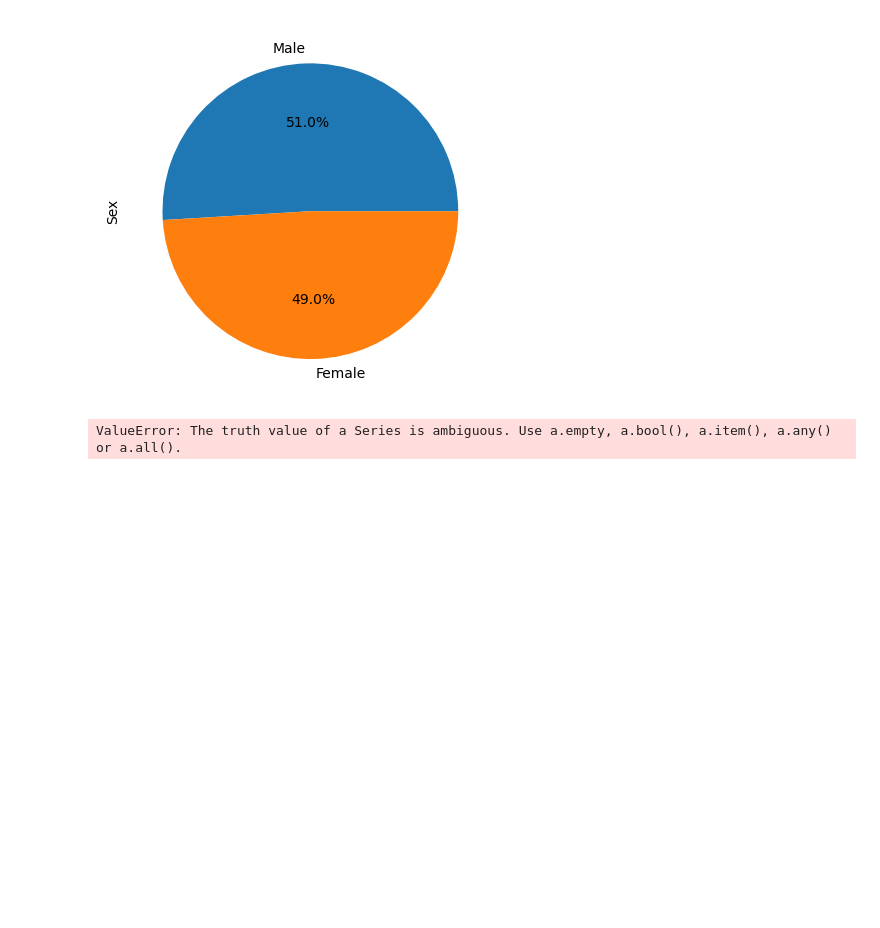
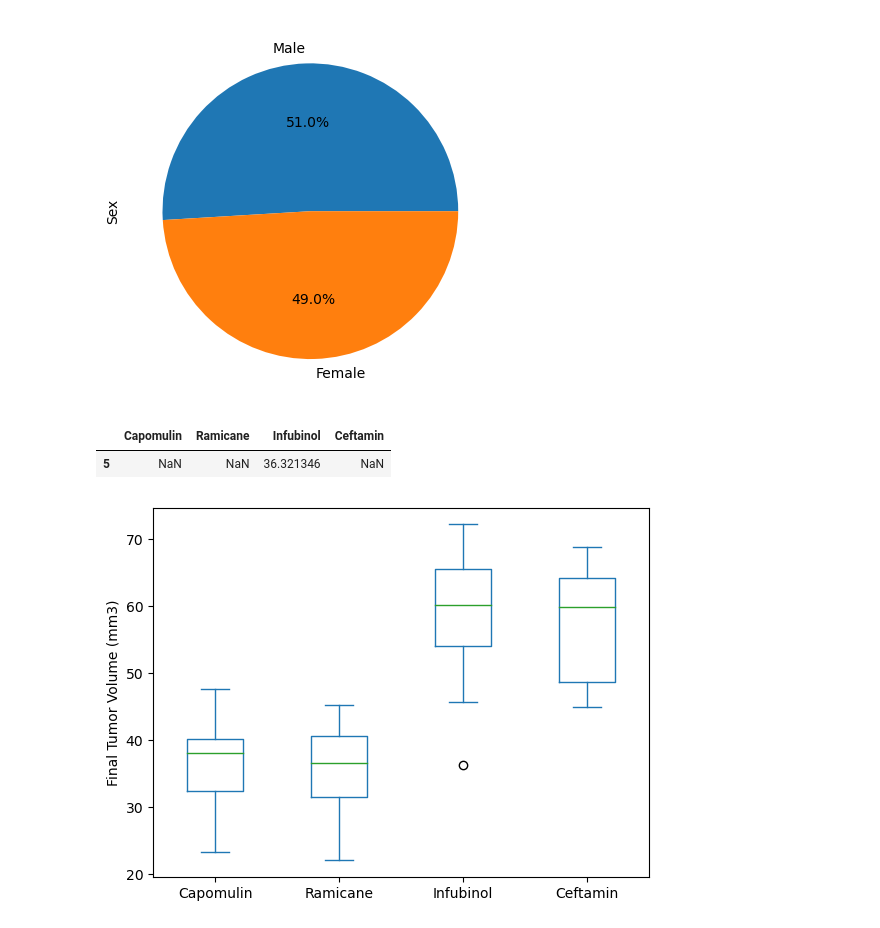
Before and after one commit to evpenguin/matplotlib-challenge, a Jupyter notebook: pymaceuticals_challenge.ipynb, the cells around one changed output. Drawn from its saved outputs; the diff is of its cells as text; code cells hidden in the pictures; blank space fills up the shorter version.

```diff
--- a/pymaceuticals_challenge.ipynb
+++ b/pymaceuticals_challenge.ipynb
@@ -143,12 +143,28 @@ mouse_group = mouse_study_cleaned.groupby('Mouse ID')
 final_timepoints_df = pd.merge(mouse_group.max()['Timepoint'], mouse_study_cleaned, on=['Mouse ID','Timepoint'], how='left')
 # %%
 poi_treatments = ['Capomulin', 'Ramicane', 'Infubinol', 'Ceftamin']
-final_tumor_volume = []
+final_tumor_volume = pd.DataFrame()
 
 for drug in poi_treatments:
-    tumor_volumes =[final_timepoints_df['Tumor Volume (mm3)'] for row in final_timepoints_df if final_timepoints_df['Drug Regimen']==drug]
-    final_tumor_volume.append(tumor_volumes)
+    tumor_volumes = final_timepoints_df.loc[final_timepoints_df['Drug Regimen'] == drug, 'Tumor Volume (mm3)']
+    #print(tumor_volumes.values)
+    final_tumor_volume[drug] = tumor_volumes.values
 
-final_tumor_volume
+poi_outliers = pd.DataFrame()
+for drug in poi_treatments:
+    quartiles = final_tumor_volume.quantile([0.25, 0.5, 0.75])
+    Q1 = quartiles.at[0.25, drug]
+    Q3 = quartiles.at[0.75, drug]
+    iqr = Q3 - Q1
+    upper_bound = Q3 + 1.5*iqr
+    lower_bound = Q1 - 1.5*iqr
+    poi_outliers[drug] = final_tumor_volume.loc[(final_tumor_volume[drug] >= upper_bound) | (final_tumor_volume[drug] <= lower_bound), drug]
+
+poi_outliers
 # %% [output]
-ValueError: The truth value of a Series is ambiguous. Use a.empty, a.bool(), a.item(), a.any() or a.all().
+|  | Capomulin | Ramicane | Infubinol | Ceftamin |
+| 5 | NaN | NaN | 36.321346 | NaN |
+# %%
+boxfigure = final_tumor_volume.plot(kind='box', ylabel='Final Tumor Volume (mm3)')
+# %% [output]
+[figure, added]
```
Also changed, not shown: parts of 3 cells of this notebook.
